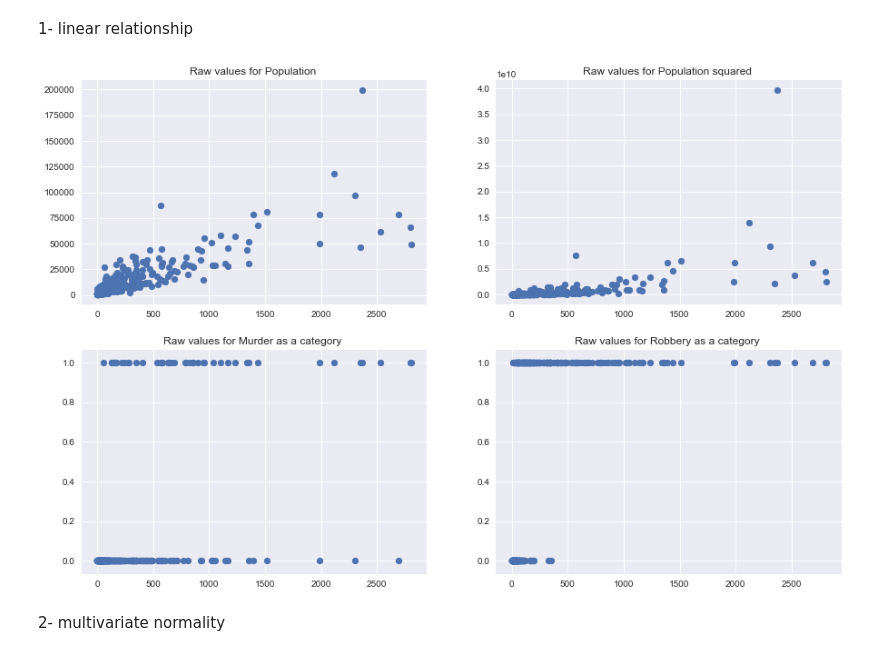
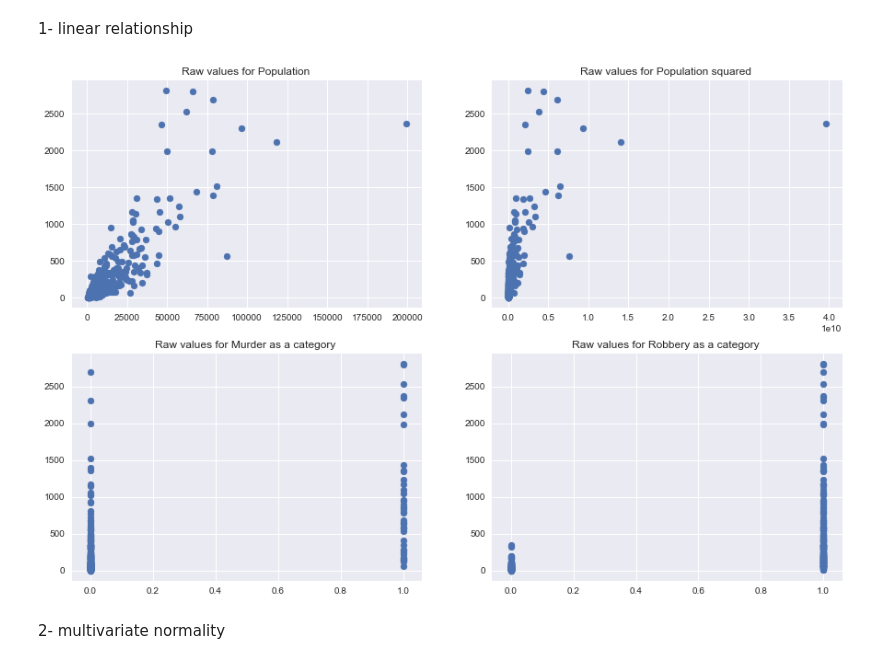
Before and after one commit to mguemon/Thinkful-, a Jupyter notebook: Challenge_LinearRegression.ipynb, the cells around one changed output. Cells and saved outputs as stored; diff of their text form; code cells hidden in the pictures.

```diff
--- a/Challenge_LinearRegression.ipynb
+++ b/Challenge_LinearRegression.ipynb
@@ -260,27 +271,27 @@ R-squared:
 # %%
 
 
 # Plot the data as-is.
 plt.figure(figsize=(15, 10))
 plt.subplot(2, 2, 1)
-plt.scatter(Y, X['Population'])
+plt.scatter(X['Population'], Y)
 plt.title('Raw values for Population ')
 
 plt.subplot(2, 2, 2)
-plt.scatter(Y, X['Population_sqrd'])
+plt.scatter(X['Population_sqrd'], Y)
 plt.title('Raw values for Population squared ')
 
 plt.subplot(2, 2, 3)
-plt.scatter(Y, X['Murder_cat'])
+plt.scatter(X['Murder_cat'], Y)
 plt.title('Raw values for Murder as a category ')
 plt.subplot(2, 2, 4)
 
 
-plt.scatter(Y, X['Robbery_cat'])
+plt.scatter(X['Robbery_cat'], Y)
 plt.title('Raw values for Robbery as a category ')
 plt.show()
 # %% [output]
-[figure, old version]
+[figure, new version]
 # %% [markdown]
 2- multivariate normality
 # %%
```
Also changed, not shown: parts of 3 cells of this notebook.
